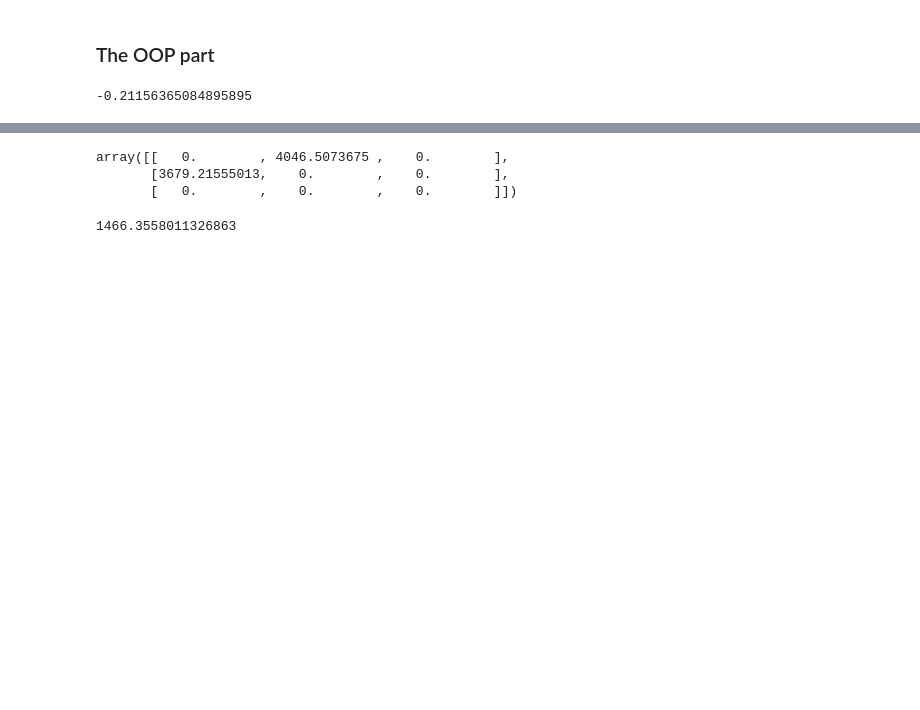
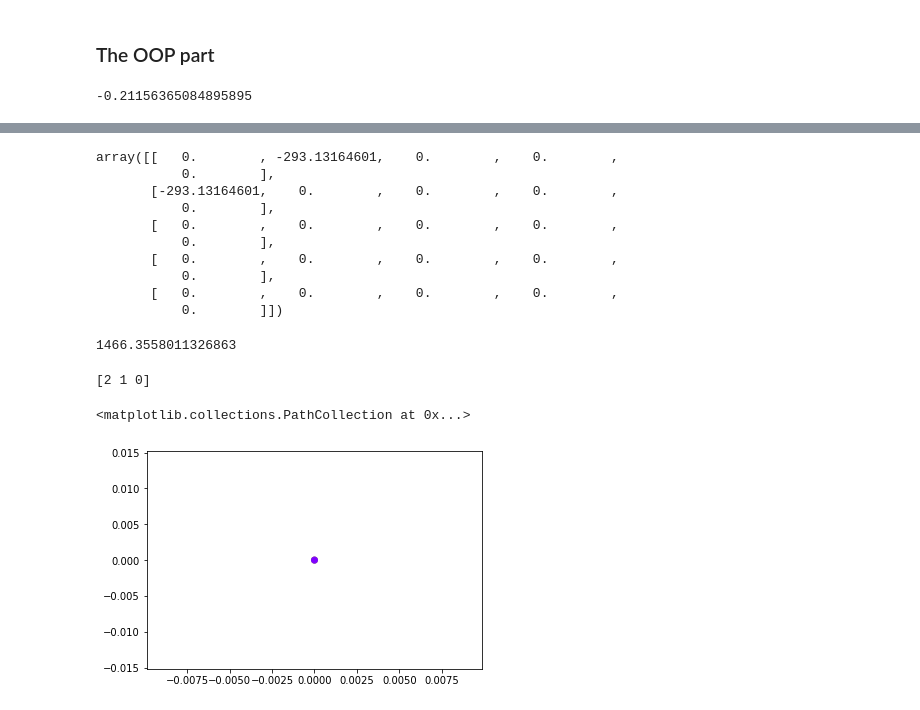
Before and after one commit to siddheshih/Finance_code, a Jupyter notebook: Functions.ipynb, the cells around one changed output, grey strips where cells are left out. Saved outputs shown, nothing was run; the diff lists cells and outputs as text; code cells hidden in the pictures; blank space fills up the shorter version.

```diff
--- a/Functions.ipynb
+++ b/Functions.ipynb
@@ -475,0 +550,6 @@ class dispersion_matrix:
+# %%
+import hdbscan
+#!pip install hdbscan
+obj2.update_clus_mat(1,2,0.4,obj3,0.9,obj4,-0.9)
+obj2.update_clus_mat(1,3,0.6,obj3,0.8,obj4,0.3)
+obj2.update_clus_mat(2,3,0.9,obj3,0.2,obj4,0.5)
@@ -476,3 +589,3 @@ class dispersion_matrix:
 # %%
-obj2=dispersion_matrix(3)
+obj2=dispersion_matrix(5)
 # %%
@@ -488,9 +603,16 @@ array([[0., 0., 0.],
 # %%
-obj2.update_mat(1,2,0.2,obj3,0.9,obj4,0.4)
+obj2.update_mat(1,2,0.9,obj3,0.9,obj3,0.9)
 # %% [output]
-array([[   0.        , 4046.5073675 ,    0.        ],
-       [3679.21555013,    0.        ,    0.        ],
-       [   0.        ,    0.        ,    0.        ]])
+array([[   0.        , -293.13164601,    0.        ,    0.        ,
+           0.        ],
+       [-293.13164601,    0.        ,    0.        ,    0.        ,
+           0.        ],
+       [   0.        ,    0.        ,    0.        ,    0.        ,
+           0.        ],
+       [   0.        ,    0.        ,    0.        ,    0.        ,
+           0.        ],
+       [   0.        ,    0.        ,    0.        ,    0.        ,
+           0.        ]])
 # %%
 from kumaraswamy import kumaraswamy
 class kumaraswamy_scaled:
@@ -658,3 +780,20 @@ obj4=kumaraswamy_scaled(0.7,0.2,1000,2000)
 obj3.get_mean()
 # %% [output]
 1466.3558011326863
+# %%
+## Experiment That didn't work out
+obj2.matrix_clus()
+
+cluster = AgglomerativeClustering(n_clusters=3, affinity='euclidean', linkage='ward')
+cluster.fit_predict(obj2.p2)
+
+
+
+print(cluster.labels_)
+
+
+plt.scatter(obj2.p2[:,0],obj2.p2[:,1], c=cluster.labels_, cmap='rainbow')
+# %% [output]
+[2 1 0]
+<matplotlib.collections.PathCollection at 0x...>
+[figure, added]
```
Also changed, not shown: parts of 11 cells of this notebook, 10 other files.
